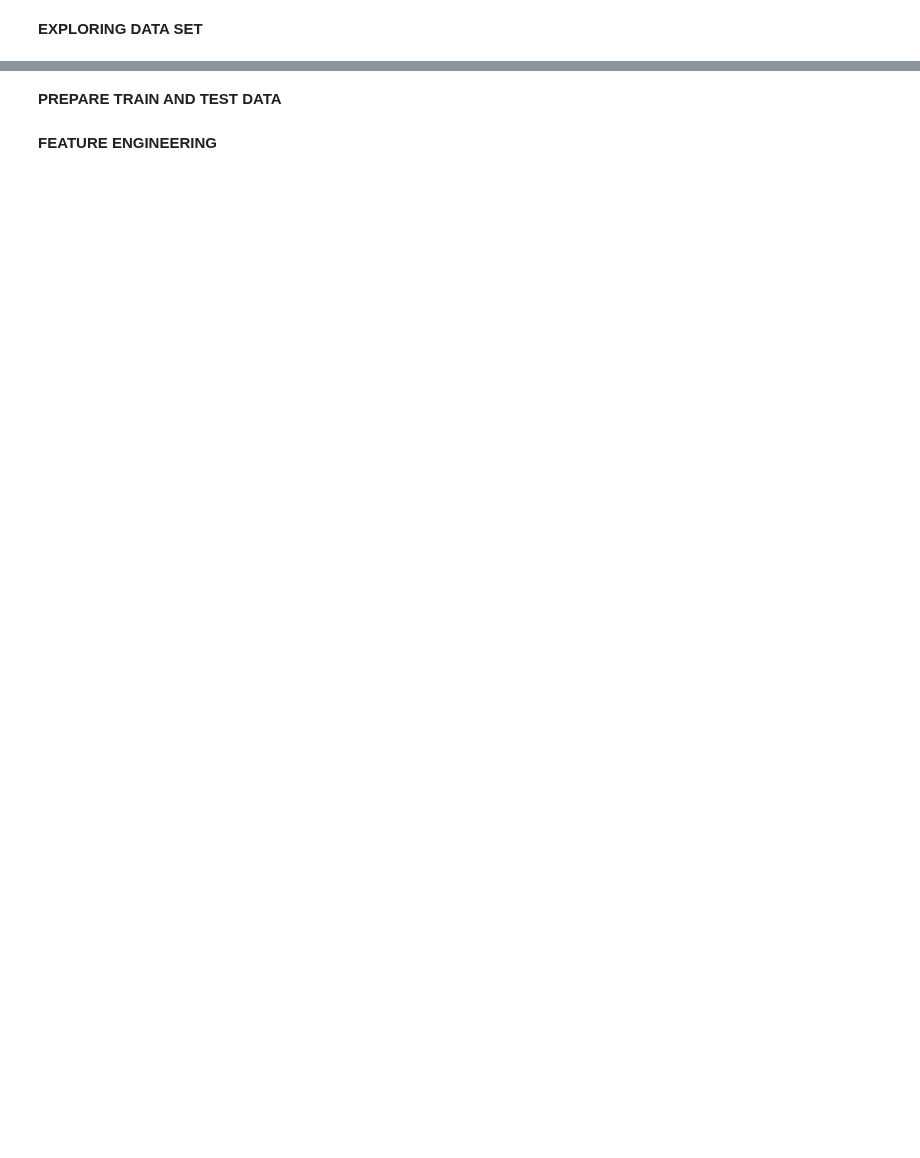
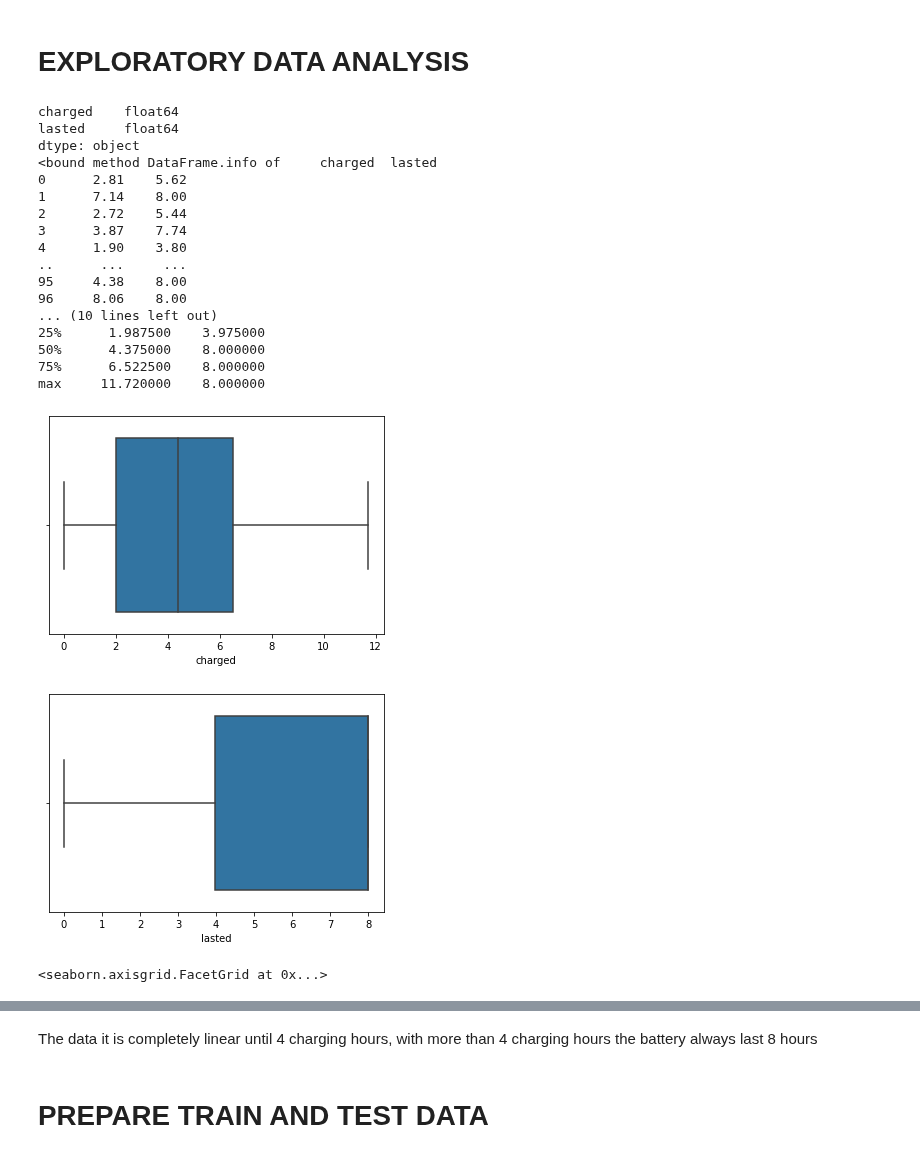
Before and after one commit to fuserkuba/HackerRank, a Jupyter notebook: LaptopBatteryLife/HR_Laptop_Battery_Life.ipynb, the cells around one changed output, grey strips where cells are left out. Drawn from its saved outputs; the diff is of its cells as text; code cells hidden in the pictures; blank space fills up the shorter version.

```diff
--- a/LaptopBatteryLife/HR_Laptop_Battery_Life.ipynb
+++ b/LaptopBatteryLife/HR_Laptop_Battery_Life.ipynb
@@ -13,4 +13,4 @@ input_file=path+'trainingdata.txt'
 # %%
-df=pd.read_csv(input_file, sep=',',header=None)
+df=pd.read_csv(input_file, sep=',',header=None,names=["charged","lasted"])
 #df.info
 # %% [output]
@@ -29,4 +29,40 @@ df=pd.read_csv(input_file, sep=',',header=None)
 
 [100 rows x 2 columns]>
 # %% [markdown]
-**EXPLORING DATA SET**
+# **EXPLORATORY DATA ANALYSIS**
+# %%
+import seaborn as sns #visualisation
+import matplotlib.pyplot as plt #visualisation
+
+print(df.dtypes)
+print(df.info)
+print(df.describe())
+
+x_column='charged'
+y_column='lasted'
+
+plt.show(sns.boxplot(x=df[x_column]))
+plt.show(sns.boxplot(x=df[y_column]))
+
+sns.lmplot(x=x_column,y=y_column,data=df,aspect=2)
+# %% [output]
+charged    float64
+lasted     float64
+dtype: object
+<bound method DataFrame.info of     charged  lasted
+0      2.81    5.62
+1      7.14    8.00
+2      2.72    5.44
+3      3.87    7.74
+4      1.90    3.80
+..      ...     ...
+95     4.38    8.00
+96     8.06    8.00
+... (10 lines left out)
+25%      1.987500    3.975000
+50%      4.375000    8.000000
+75%      6.522500    8.000000
+max     11.720000    8.000000
+[figure, added]
+[figure, added]
+<seaborn.axisgrid.FacetGrid at 0x...>
@@ -33,2 +70,4 @@ df=pd.read_csv(input_file, sep=',',header=None)
+# %% [markdown]
+The data it is completely linear until 4 charging hours, with more than 4 charging hours the battery always last 8 hours
 # %% [markdown]
-**PREPARE TRAIN AND TEST DATA**
+# **PREPARE TRAIN AND TEST DATA**
@@ -42,2 +73,0 @@ X_test=a_predict
-# %% [markdown]
-**FEATURE ENGINEERING**
```
Also changed, not shown: parts of 11 cells of this notebook.
